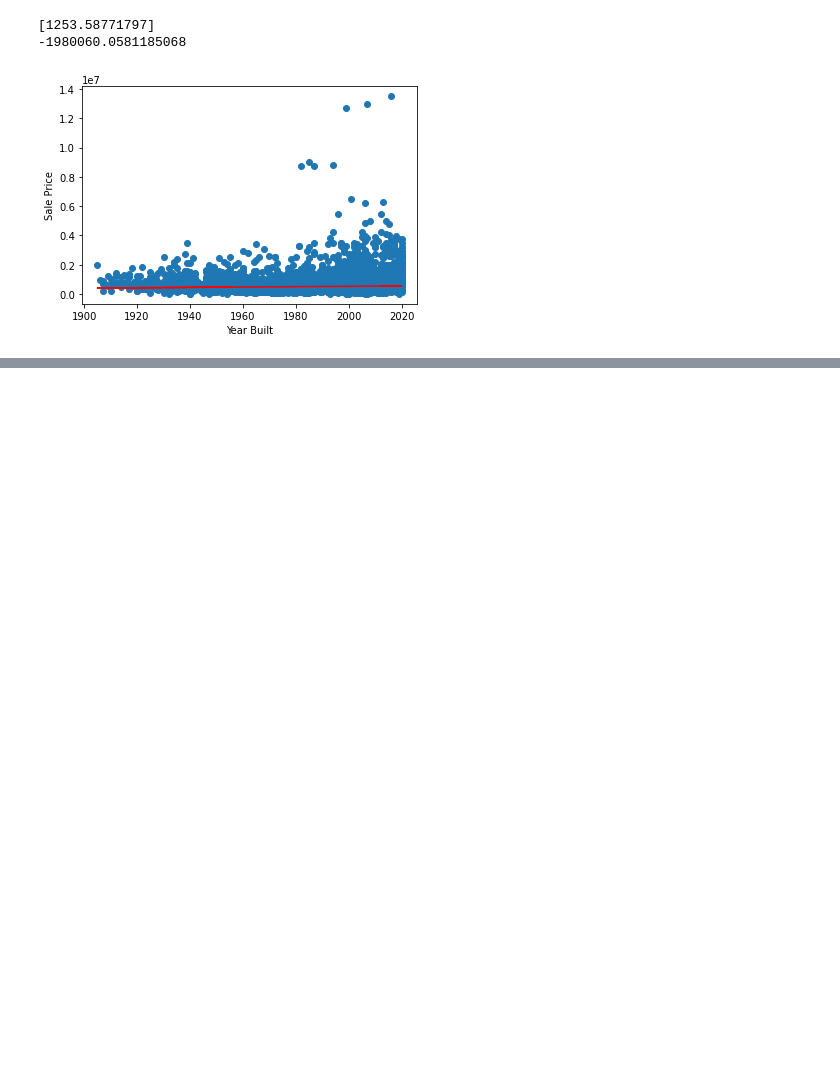
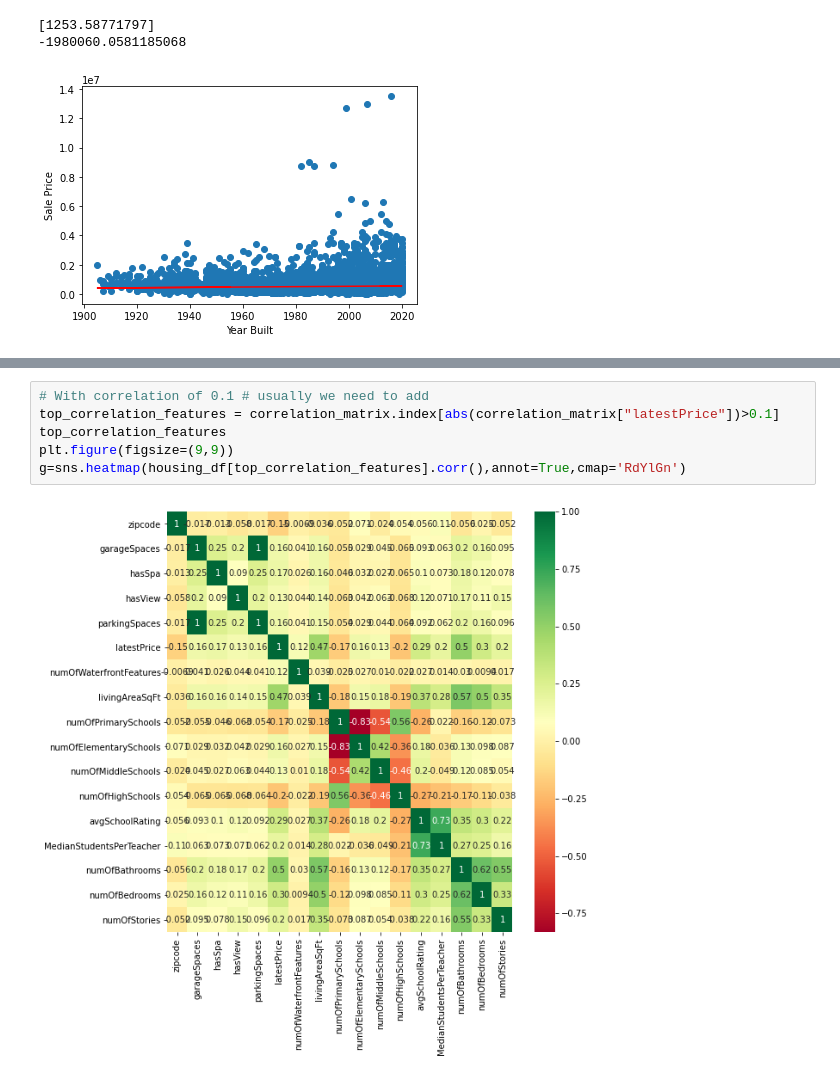
Before and after one commit to LaharikaSCU/Austin_Project, a Jupyter notebook: housing_market_prediction.ipynb, the cells around one changed output, grey strips where cells are left out. Drawn from its saved outputs; the diff is of its cells as text; blank space fills up the shorter version.

```diff
--- a/housing_market_prediction.ipynb
+++ b/housing_market_prediction.ipynb
@@ -227,0 +251,8 @@ plt.show()
+# %%
+# With correlation of 0.1 # usually we need to add
+top_correlation_features = correlation_matrix.index[abs(correlation_matrix["latestPrice"])>0.1]
+top_correlation_features
+plt.figure(figsize=(9,9))
+g=sns.heatmap(housing_df[top_correlation_features].corr(),annot=True,cmap='RdYlGn')
+# %% [output]
+[figure, added]
```
Also changed, not shown: parts of 4 cells of this notebook, 2 other files.
